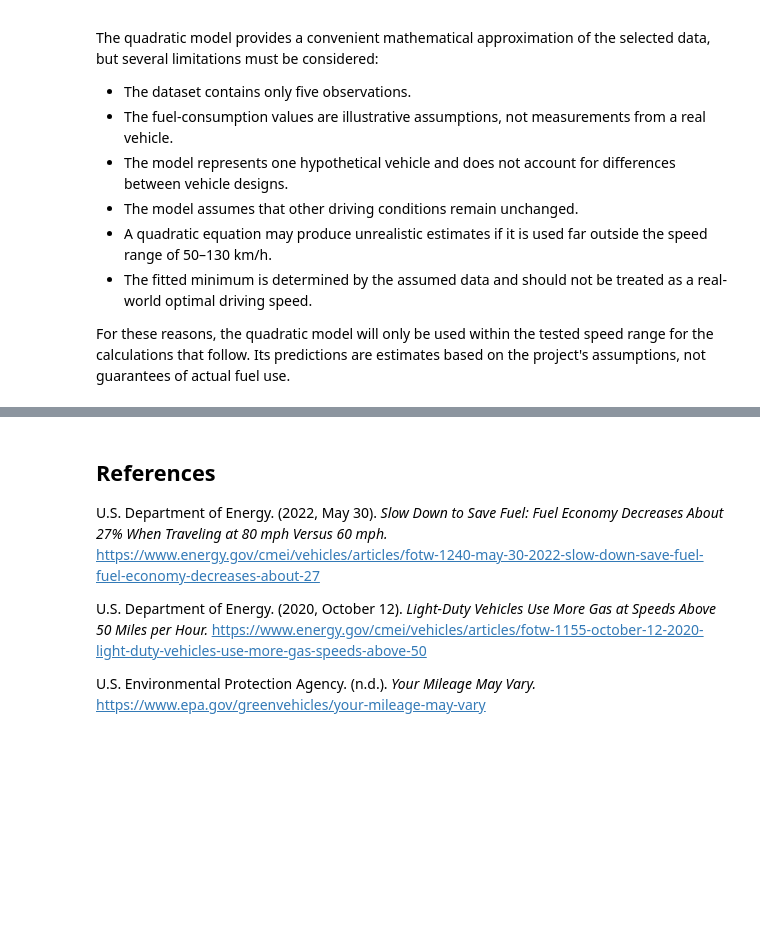
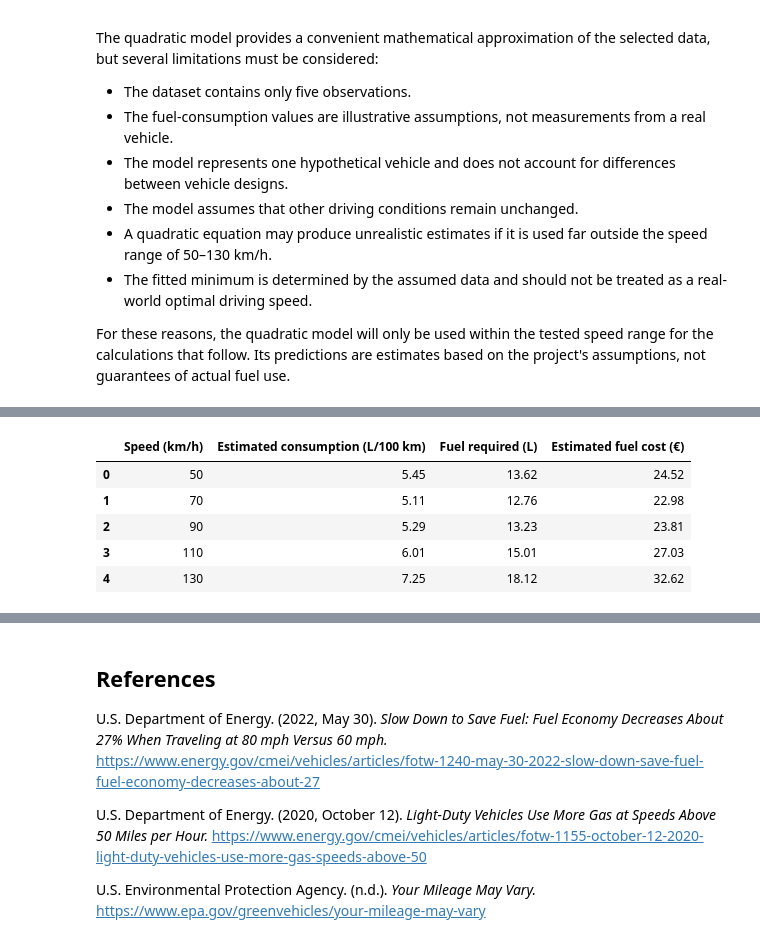
Before and after one commit to PoloPulseNiko/Math_Concepts_For_Developers_Exam, a Jupyter notebook: fuel_consumption_project.ipynb, the cells around one changed output, grey strips where cells are left out. Saved outputs shown, nothing was run; the diff lists cells and outputs as text; code cells hidden in the pictures; blank space fills up the shorter version.

```diff
--- a/fuel_consumption_project.ipynb
+++ b/fuel_consumption_project.ipynb
@@ -713,0 +806,20 @@ For these reasons, the quadratic model will only be used within the tested speed
+# %%
+trip_scenarios["Fuel required (L)"] = (
+    journey_distance_km
+    * trip_scenarios["Estimated consumption (L/100 km)"]
+    / 100
+)
+
+trip_scenarios["Estimated fuel cost (€)"] = (
+    trip_scenarios["Fuel required (L)"]
+    * fuel_price_eur_per_litre
+)
+
+trip_scenarios.round(2)
+# %% [output]
+|  | Speed (km/h) | Estimated consumption (L/100 km) | Fuel required (L) | Estimated fuel cost (€) |
+| 0 | 50 | 5.45 | 13.62 | 24.52 |
+| 1 | 70 | 5.11 | 12.76 | 22.98 |
+| 2 | 90 | 5.29 | 13.23 | 23.81 |
+| 3 | 110 | 6.01 | 15.01 | 27.03 |
+| 4 | 130 | 7.25 | 18.12 | 32.62 |
```
Also changed, not shown: parts of 16 cells of this notebook.
